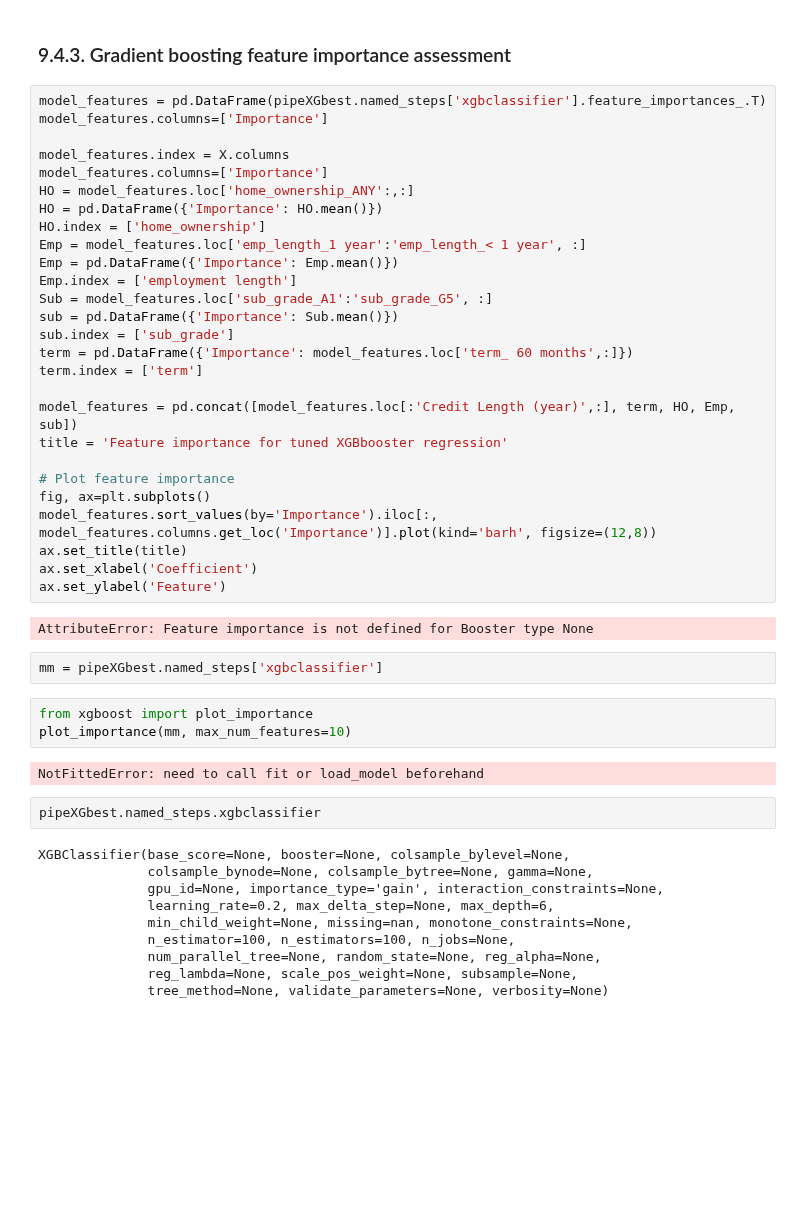
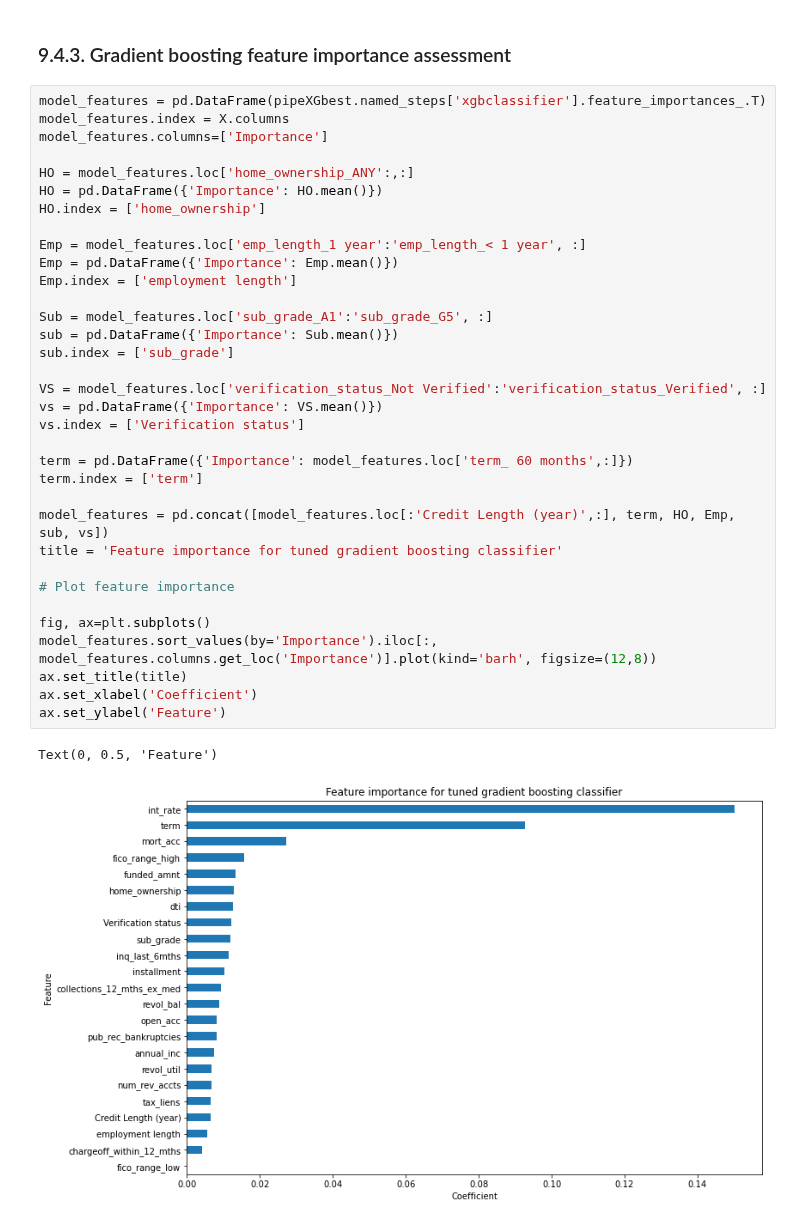
Before and after one commit to somayehY/SomayeYoussefi, a Jupyter notebook: LendingClub/LendingClub_preprocessing_modeling.ipynb, the cells around one changed output. Saved outputs shown, nothing was run; the diff lists cells and outputs as text; blank space fills up the shorter version.

```diff
--- a/LendingClub/LendingClub_preprocessing_modeling.ipynb
+++ b/LendingClub/LendingClub_preprocessing_modeling.ipynb
@@ -807,49 +817,38 @@ print(grid_search.best_score_)
 ### 9.4.3. Gradient boosting feature importance assessment <a class='anchor' id='figb'></a>
 # %%
 model_features = pd.DataFrame(pipeXGbest.named_steps['xgbclassifier'].feature_importances_.T)
+model_features.index = X.columns
 model_features.columns=['Importance']
 
-model_features.index = X.columns
-model_features.columns=['Importance']
 HO = model_features.loc['home_ownership_ANY':,:]
 HO = pd.DataFrame({'Importance': HO.mean()})
 HO.index = ['home_ownership']
+
 Emp = model_features.loc['emp_length_1 year':'emp_length_< 1 year', :]
 Emp = pd.DataFrame({'Importance': Emp.mean()})
 Emp.index = ['employment length']
+
 Sub = model_features.loc['sub_grade_A1':'sub_grade_G5', :]
 sub = pd.DataFrame({'Importance': Sub.mean()})
 sub.index = ['sub_grade']
+
+VS = model_features.loc['verification_status_Not Verified':'verification_status_Verified', :]
+vs = pd.DataFrame({'Importance': VS.mean()})
+vs.index = ['Verification status']
+
 term = pd.DataFrame({'Importance': model_features.loc['term_ 60 months',:]})
 term.index = ['term']
 
-model_features = pd.concat([model_features.loc[:'Credit Length (year)',:], term, HO, Emp, sub])
-title = 'Feature importance for tuned XGBbooster regression'
+model_features = pd.concat([model_features.loc[:'Credit Length (year)',:], term, HO, Emp, sub, vs])
+title = 'Feature importance for tuned gradient boosting classifier'
 
 # Plot feature importance
+
 fig, ax=plt.subplots()
 model_features.sort_values(by='Importance').iloc[:, model_features.columns.get_loc('Importance')].plot(kind='barh', figsize=(12,8))
 ax.set_title(title)
 ax.set_xlabel('Coefficient')
 ax.set_ylabel('Feature')
 # %% [output]
-AttributeError: Feature importance is not defined for Booster type None
+Text(0, 0.5, 'Feature')
+[figure, added]
-# %%
-mm = pipeXGbest.named_steps['xgbclassifier']
-# %%
-from xgboost import plot_importance
-plot_importance(mm, max_num_features=10)
-# %% [output]
-NotFittedError: need to call fit or load_model beforehand
-# %%
-pipeXGbest.named_steps.xgbclassifier
-# %% [output]
-XGBClassifier(base_score=None, booster=None, colsample_bylevel=None,
-              colsample_bynode=None, colsample_bytree=None, gamma=None,
-              gpu_id=None, importance_type='gain', interaction_constraints=None,
-              learning_rate=0.2, max_delta_step=None, max_depth=6,
-              min_child_weight=None, missing=nan, monotone_constraints=None,
-              n_estimator=100, n_estimators=100, n_jobs=None,
-              num_parallel_tree=None, random_state=None, reg_alpha=None,
-              reg_lambda=None, scale_pos_weight=None, subsample=None,
-              tree_method=None, validate_parameters=None, verbosity=None)
```
Also changed, not shown: parts of 77 cells of this notebook.
